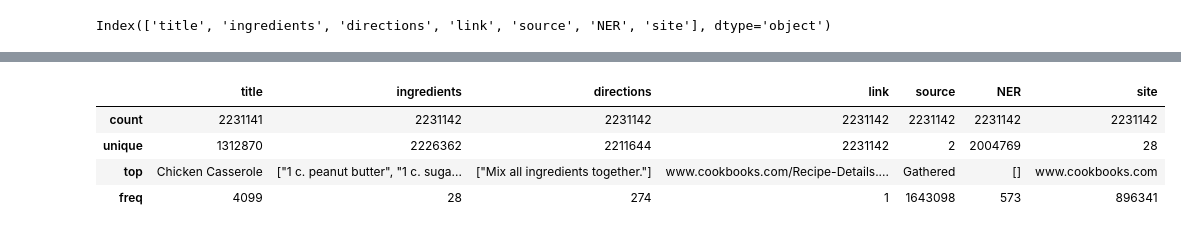
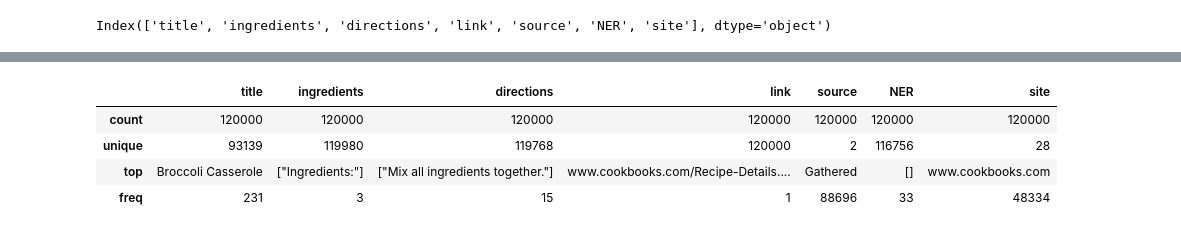
Before and after one commit to mchellappa/ie7500-huskyfit-grocerylist, a Jupyter notebook: src/preprocessing-notebook.ipynb, the cells around one changed output, grey strips where cells are left out. Cells and saved outputs as stored; diff of their text form; code cells hidden in the pictures.

```diff
--- a/src/preprocessing-notebook.ipynb
+++ b/src/preprocessing-notebook.ipynb
@@ -35,3 +35,6 @@ df.head()
 df.columns
 # %% [output]
 Index(['title', 'ingredients', 'directions', 'link', 'source', 'NER', 'site'], dtype='object')
+# %%
+#Sampling 150000 records from the dataset
+subset_df = df.sample(n=150000, random_state=42)
@@ -37,0 +45,7 @@ Index(['title', 'ingredients', 'directions', 'link', 'source', 'NER', 'site'], d
+# %%
+from sklearn.model_selection import train_test_split
+
+# Split the dataset into 80% training and 20% testing
+train_df, test_df = train_test_split(subset_df, test_size=0.2, random_state=42)
+print(f"Training set size: {len(train_df)}")
+print(f"Testing set size: {len(test_df)}")
@@ -50,9 +89,9 @@ dtype: int64
 # %%
 #summarize the count, unique values, top and frequency
-df.describe()
+train_df.describe()
 # %% [output]
 |  | title | ingredients | directions | link | source | NER | site |
-| count | 2231141 | 2231142 | 2231142 | 2231142 | 2231142 | 2231142 | 2231142 |
-| unique | 1312870 | 2226362 | 2211644 | 2231142 | 2 | 2004769 | 28 |
-| top | Chicken Casserole | ["1 c. peanut butter", "1 c. suga... | ["Mix all ingredients together."] | www.cookbooks.com/Recipe-Details.... | Gathered | [] | www.cookbooks.com |
-| freq | 4099 | 28 | 274 | 1 | 1643098 | 573 | 896341 |
+| count | 120000 | 120000 | 120000 | 120000 | 120000 | 120000 | 120000 |
+| unique | 93139 | 119980 | 119768 | 120000 | 2 | 116756 | 28 |
+| top | Broccoli Casserole | ["Ingredients:"] | ["Mix all ingredients together."] | www.cookbooks.com/Recipe-Details.... | Gathered | [] | www.cookbooks.com |
+| freq | 231 | 3 | 15 | 1 | 88696 | 33 | 48334 |
```
Also changed, not shown: parts of 41 cells of this notebook.
